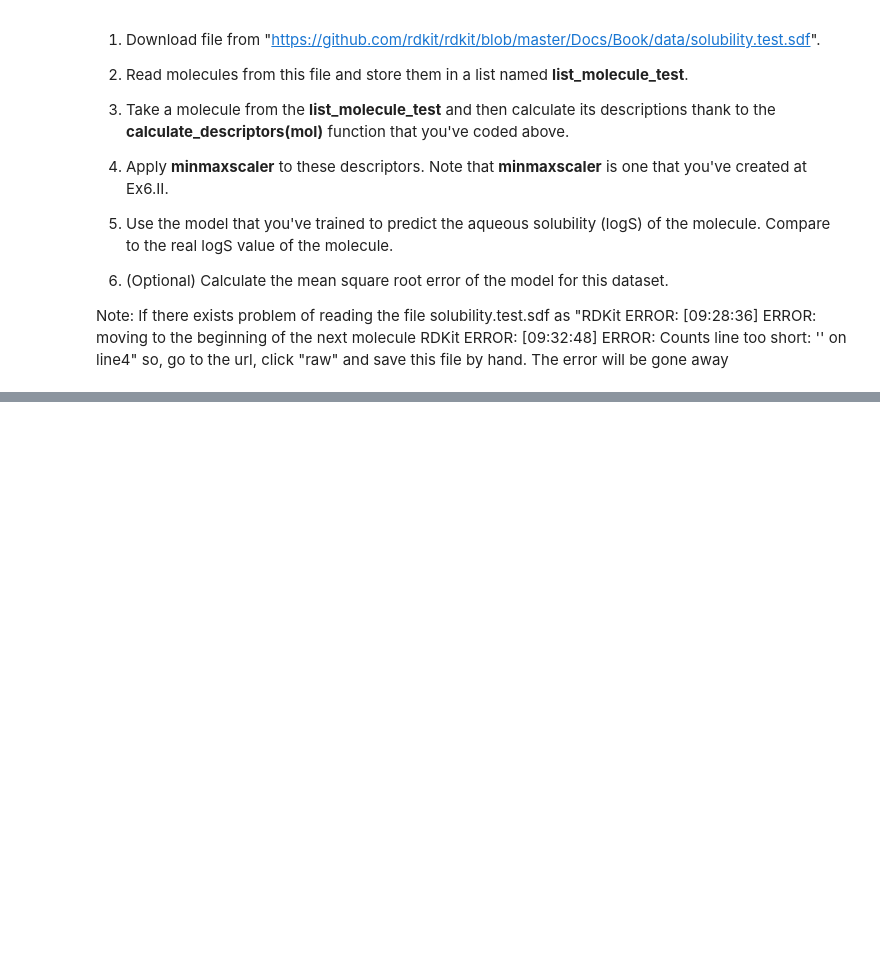
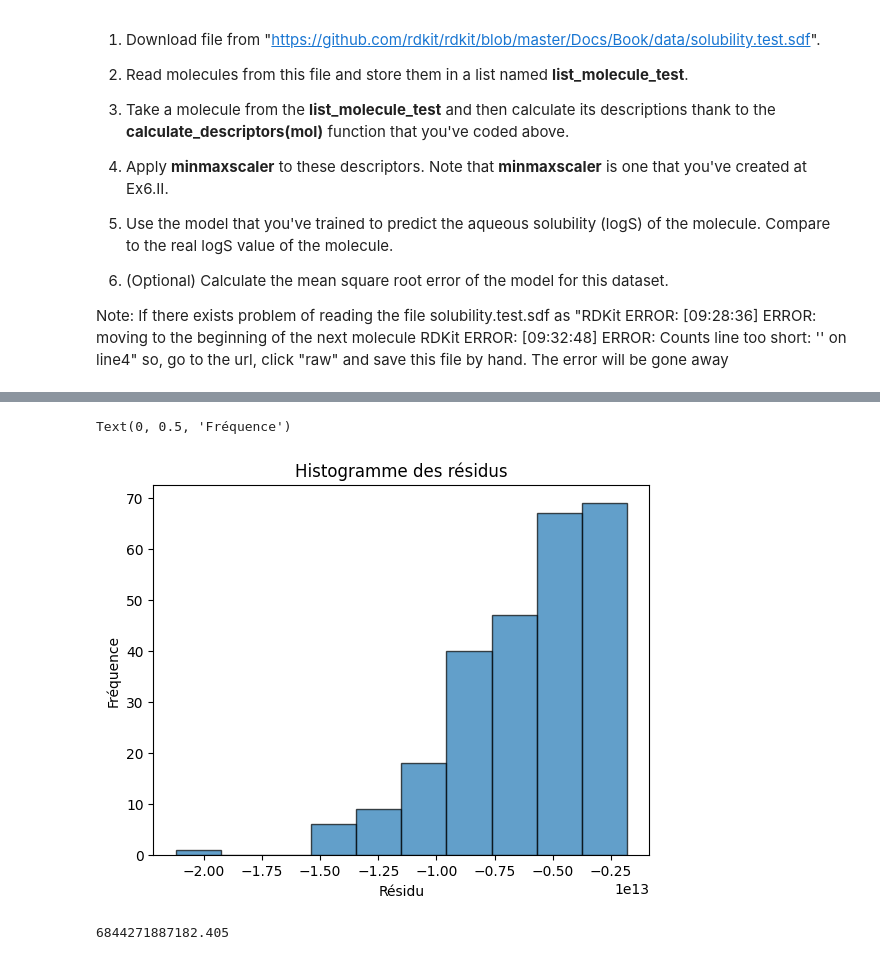
Before and after one commit to Ekliipce/Machine-Learning-for-Biomedical, a Jupyter notebook: molecules/Molecules_representations.ipynb, the cells around one changed output, grey strips where cells are left out. Drawn from its saved outputs; the diff is of its cells as text; code cells hidden in the pictures; blank space fills up the shorter version.

```diff
--- a/molecules/Molecules_representations.ipynb
+++ b/molecules/Molecules_representations.ipynb
@@ -328,0 +476,14 @@ solubility.test.sdf 100%[===================>] 320.24K  --.-KB/s    in 0.1s
+# %%
+residuals = np.array(real_y - y_predicted, dtype="float")
+
+plt.hist(residuals, bins=10, edgecolor='k', alpha=0.7)
+plt.title('Histogramme des résidus')
+plt.xlabel('Résidu')
+plt.ylabel('Fréquence')
+# %% [output]
+Text(0, 0.5, 'Fréquence')
+[figure, added]
+# %%
+rmse(real_y, y_predicted)
+# %% [output]
+6844271887182.405
```
Also changed, not shown: parts of 24 cells of this notebook.
